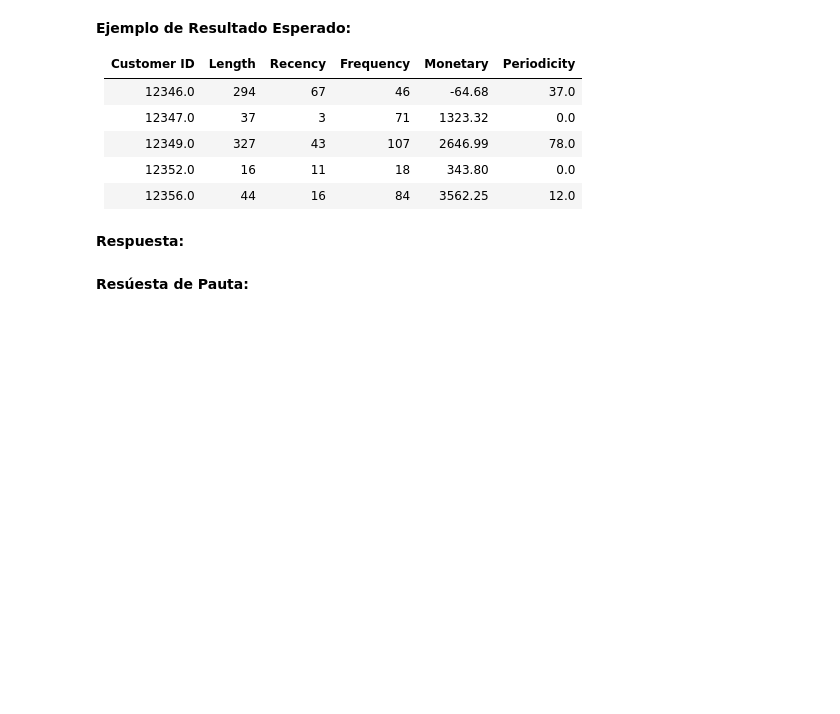
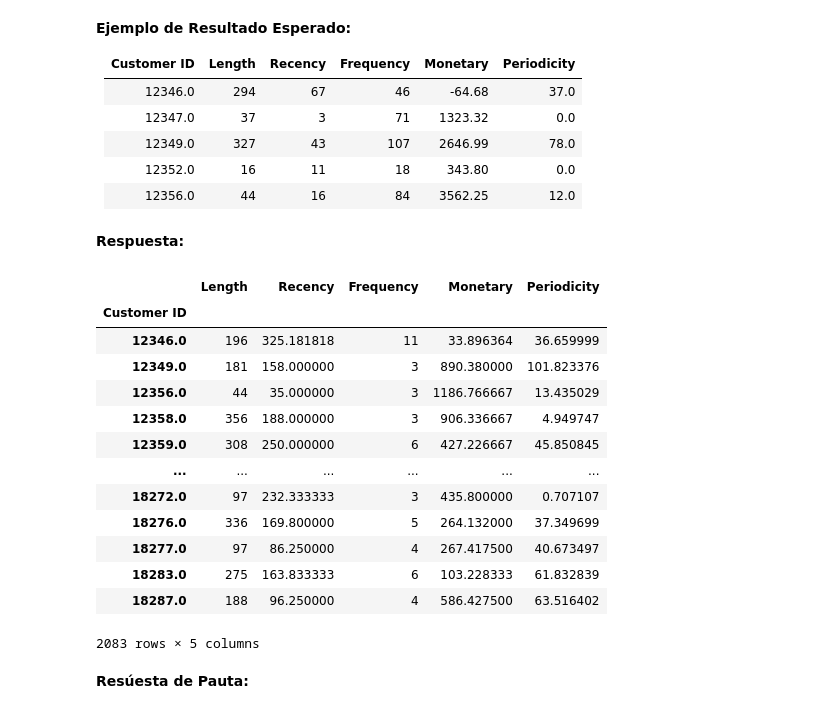
Before and after one commit to matiasvergaras/MDS7201, a Jupyter notebook: Lab6/202206031609457FCDC831FB8E38__Laboratorio6_Enunciado.ipynb, the cells around one changed output. Saved outputs shown, nothing was run; the diff lists cells and outputs as text; code cells hidden in the pictures; blank space fills up the shorter version.

```diff
--- a/Lab6/202206031609457FCDC831FB8E38__Laboratorio6_Enunciado.ipynb
+++ b/Lab6/202206031609457FCDC831FB8E38__Laboratorio6_Enunciado.ipynb
@@ -170,3 +170,48 @@ def custom_features(dataframe_in):
+# %%
+def custom_features(dataframe_in):
+    df_aux = dataframe_in.copy()
+    final_date = df_aux['InvoiceDate'].max() + datetime.timedelta(days = 1)
+    df_aux['Mount'] = df_aux['Price'] * df_aux['Quantity']
+    # agrupamos por invoice para que las caracteristicas promediadas (monetary, recency)
+    # dividan por el numero de boletas (visitas) y no por el numero de pares (boleta, objeto)
+    # *decisión verificada con el equipo docente en Discord.
+    df_aux = df_aux.groupby('Invoice').agg(
+        {'Customer ID': 'first',
+         'InvoiceDate': 'first',
+         'Mount': 'sum'}).reset_index()
+
+    # variables auxiliares
+    df_aux['recency'] = (final_date - df_aux['InvoiceDate']).dt.days
+    df_aux['prevDate'] = df_aux.groupby('Customer ID')['InvoiceDate'].shift(periods=1)
+    df_aux['diffDate'] = (df_aux['InvoiceDate'] - df_aux['prevDate']).dt.days
+
+    # calculamos ahora las características por cliente
+    df_customer = df_aux.groupby('Customer ID')
+    lrmfp = pd.DataFrame()
+    lrmfp['Length'] = (df_customer['InvoiceDate'].max() - df_customer['InvoiceDate'].min()).dt.days
+    lrmfp['Recency'] = df_customer['recency'].mean()
+    lrmfp['Frequency'] = df_customer.size()
+    lrmfp['Monetary'] = df_customer['Mount'].mean()
+    lrmfp['Periodicity'] = df_customer['diffDate'].std()
+    return lrmfp.dropna(0) # las metricas pierden sentido para quienes tienen una sola compra
+# %%
+df_custom = custom_features(df_retail)
+display(df_custom)
+# %% [output]
+|  | Length | Recency | Frequency | Monetary | Periodicity |
+| Customer ID |  |  |  |  |  |
+| 12346.0 | 196 | 325.181818 | 11 | 33.896364 | 36.659999 |
+| 12349.0 | 181 | 158.000000 | 3 | 890.380000 | 101.823376 |
+| 12356.0 | 44 | 35.000000 | 3 | 1186.766667 | 13.435029 |
+| 12358.0 | 356 | 188.000000 | 3 | 906.336667 | 4.949747 |
+| 12359.0 | 308 | 250.000000 | 6 | 427.226667 | 45.850845 |
+| ... | ... | ... | ... | ... | ... |
+| 18272.0 | 97 | 232.333333 | 3 | 435.800000 | 0.707107 |
+| 18276.0 | 336 | 169.800000 | 5 | 264.132000 | 37.349699 |
+| 18277.0 | 97 | 86.250000 | 4 | 267.417500 | 40.673497 |
+| 18283.0 | 275 | 163.833333 | 6 | 103.228333 | 61.832839 |
+| 18287.0 | 188 | 96.250000 | 4 | 586.427500 | 63.516402 |
+2083 rows × 5 columns
 # %% [markdown]
 **Resúesta de Pauta:**
 # %% [markdown]
```
Also changed, not shown: parts of 16 cells of this notebook, 1 other file.
